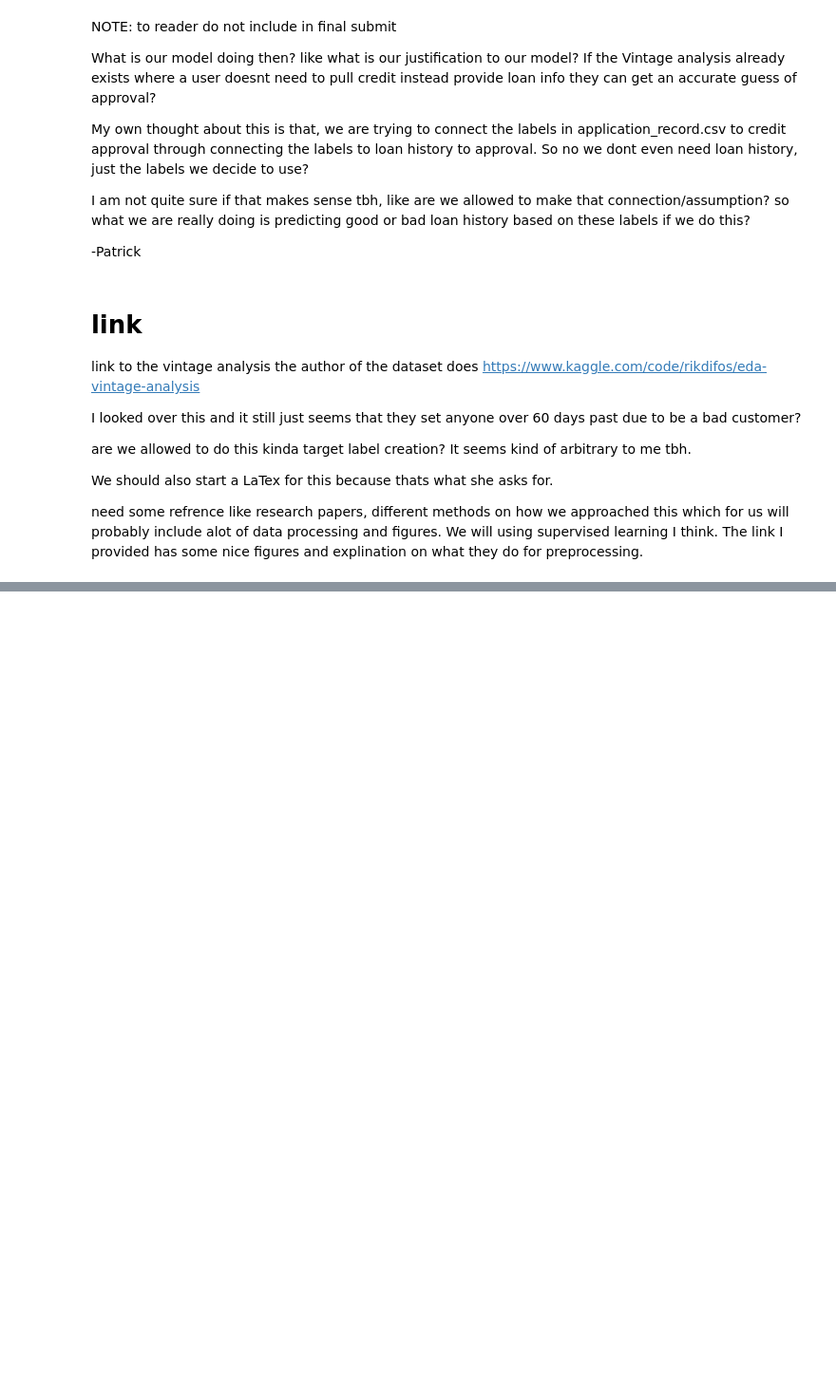
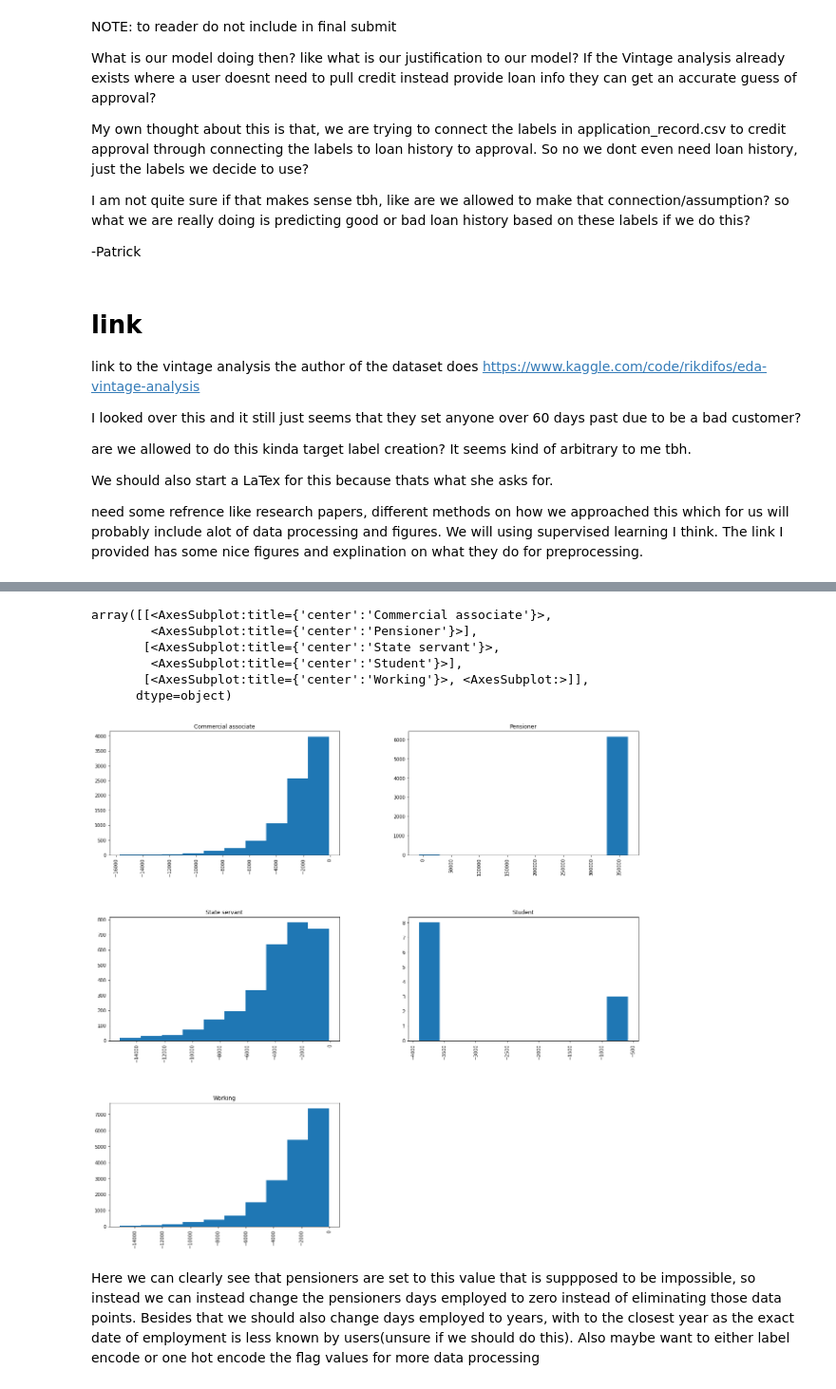
Before and after one commit to shlokshah7/ECS-171-project, a Jupyter notebook: Starter.ipynb, the cells around one changed output, grey strips where cells are left out. Shown at 95% size. Cells and saved outputs as stored; diff of their text form; code cells hidden in the pictures; blank space fills up the shorter version.

```diff
--- a/Starter.ipynb
+++ b/Starter.ipynb
@@ -110,0 +305,12 @@ need some refrence like research papers, different methods on how we approached
+# %%
+filtered_application[['NAME_INCOME_TYPE','DAYS_EMPLOYED']].hist(by='NAME_INCOME_TYPE', figsize=(20, 20))
+# %% [output]
+array([[<AxesSubplot:title={'center':'Commercial associate'}>,
+        <AxesSubplot:title={'center':'Pensioner'}>],
+       [<AxesSubplot:title={'center':'State servant'}>,
+        <AxesSubplot:title={'center':'Student'}>],
+       [<AxesSubplot:title={'center':'Working'}>, <AxesSubplot:>]],
+      dtype=object)
+[figure, added]
+# %% [markdown]
+Here we can clearly see that pensioners are set to this value that is suppposed to be impossible, so instead we can instead change the pensioners days employed to zero instead of eliminating those data points. Besides that we should also change days employed to years, with to the closest year as the exact date of employment is less known by users(unsure if we should do this). Also maybe want to either label encode or one hot encode the flag values for more data processing
```
Also changed, not shown: parts of 18 cells of this notebook.
